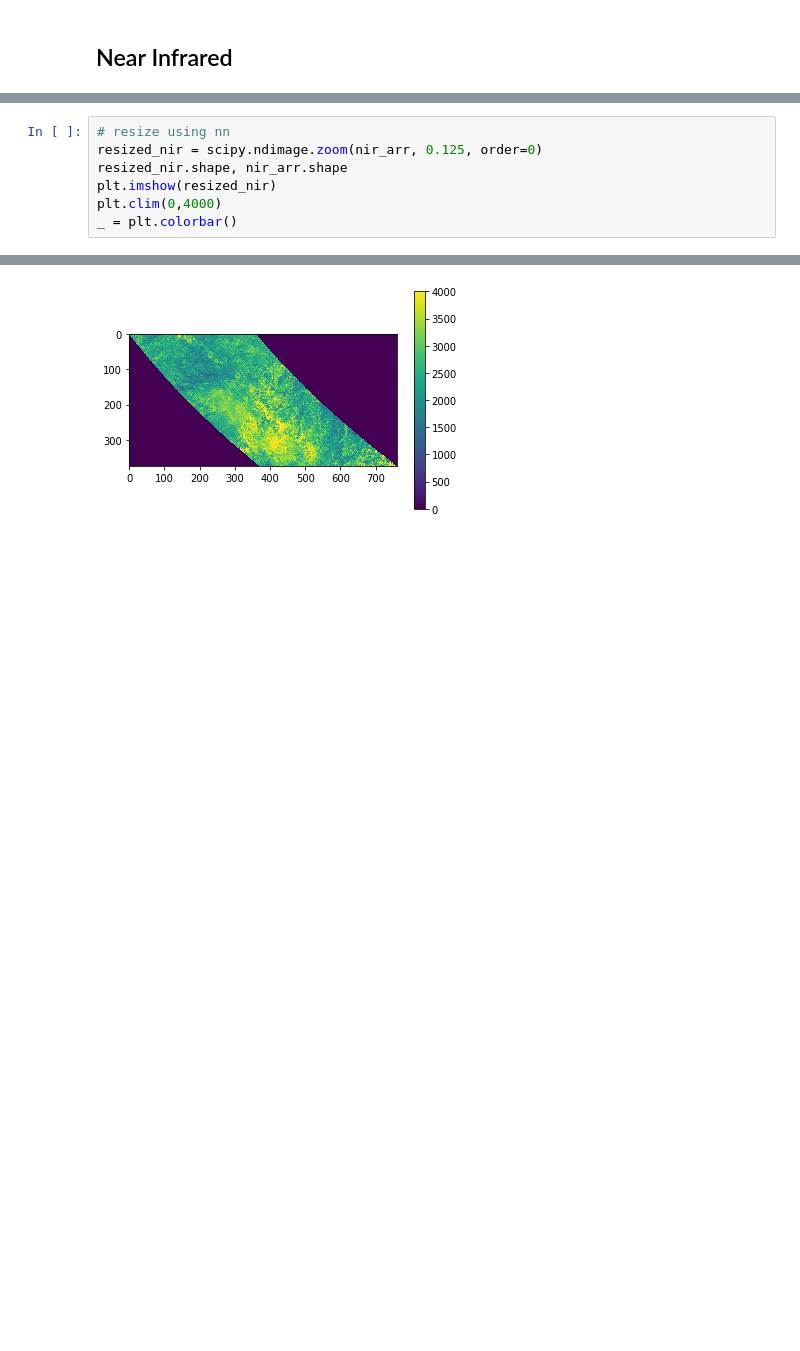
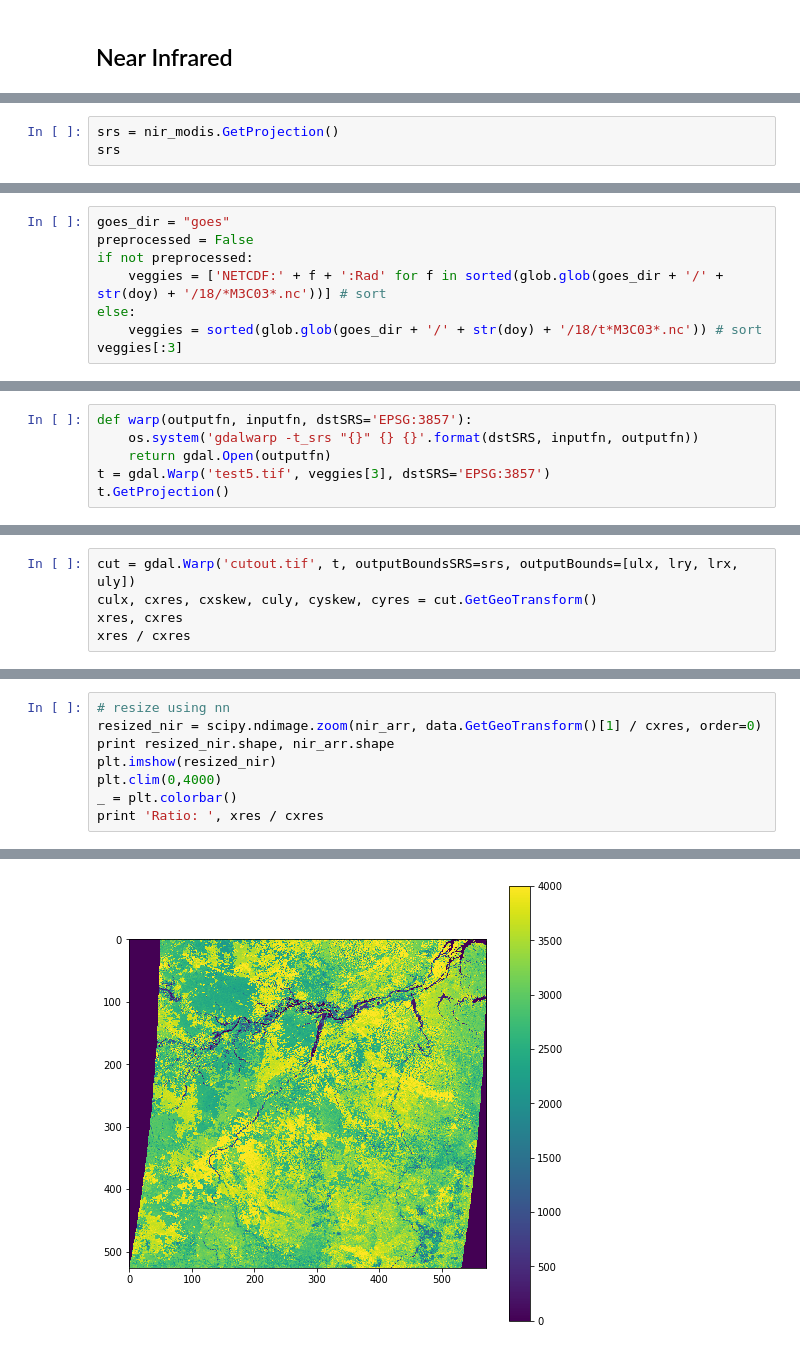
Before and after one commit to Sciguymjm/super-resolution, a Jupyter notebook: data/goes-composite.ipynb, the cells around one changed output, grey strips where cells are left out. Saved outputs shown, nothing was run; the diff lists cells and outputs as text; blank space fills up the shorter version.

```diff
--- a/data/goes-composite.ipynb
+++ b/data/goes-composite.ipynb
@@ -118,0 +117,3 @@ _ = plt.colorbar()
+# %%
+srs = nir_modis.GetProjection()
+srs
@@ -118,0 +133,8 @@ _ = plt.colorbar()
+# %%
+goes_dir = "goes"
+preprocessed = False
+if not preprocessed:
+    veggies = ['NETCDF:' + f + ':Rad' for f in sorted(glob.glob(goes_dir + '/' + str(doy) + '/18/*M3C03*.nc'))] # sort
+else:
+    veggies = sorted(glob.glob(goes_dir + '/' + str(doy) + '/18/t*M3C03*.nc')) # sort
+veggies[:3]
@@ -118,0 +180,6 @@ _ = plt.colorbar()
+# %%
+def warp(outputfn, inputfn, dstSRS='EPSG:3857'):
+    os.system('gdalwarp -t_srs "{}" {} {}'.format(dstSRS, inputfn, outputfn))
+    return gdal.Open(outputfn)
+t = gdal.Warp('test5.tif', veggies[3], dstSRS='EPSG:3857')
+t.GetProjection()
@@ -118,0 +188,5 @@ _ = plt.colorbar()
+# %%
+cut = gdal.Warp('cutout.tif', t, outputBoundsSRS=srs, outputBounds=[ulx, lry, lrx, uly])
+culx, cxres, cxskew, culy, cyskew, cyres = cut.GetGeoTransform()
+xres, cxres
+xres / cxres
@@ -119,8 +201,9 @@ _ = plt.colorbar()
 # %%
 # resize using nn
-resized_nir = scipy.ndimage.zoom(nir_arr, 0.125, order=0)
-resized_nir.shape, nir_arr.shape
+resized_nir = scipy.ndimage.zoom(nir_arr, data.GetGeoTransform()[1] / cxres, order=0)
+print resized_nir.shape, nir_arr.shape
 plt.imshow(resized_nir)
 plt.clim(0,4000)
 _ = plt.colorbar()
+print 'Ratio: ', xres / cxres
 # %% [output]
@@ -127 +212 @@ _ = plt.colorbar()
-[figure, old version]
+[figure, new version]
```
Also changed, not shown: parts of 32 cells of this notebook, 8 other files.
